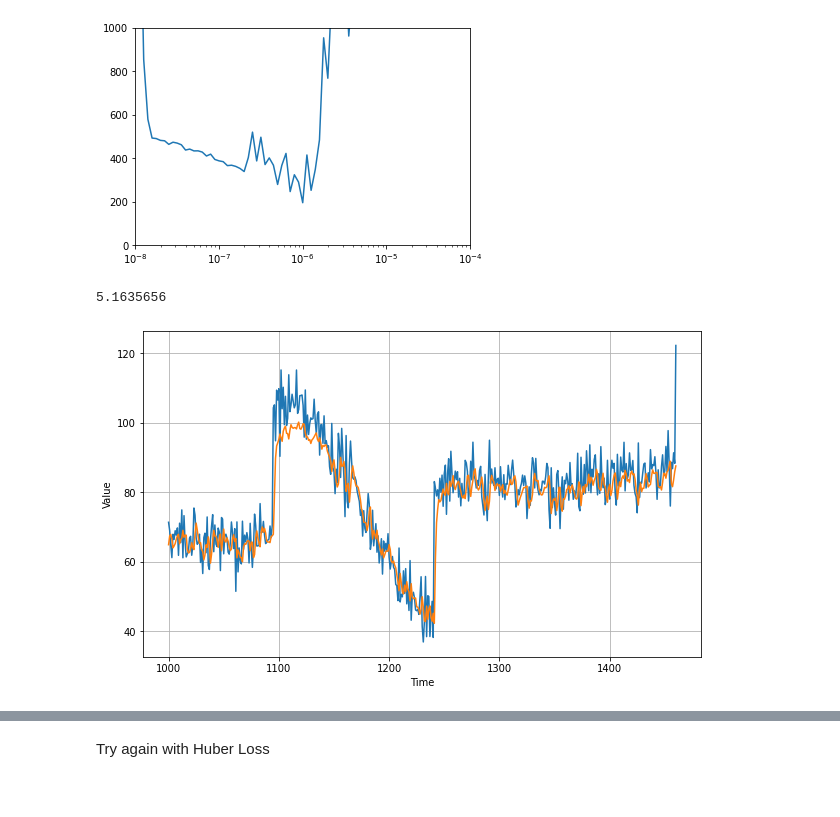
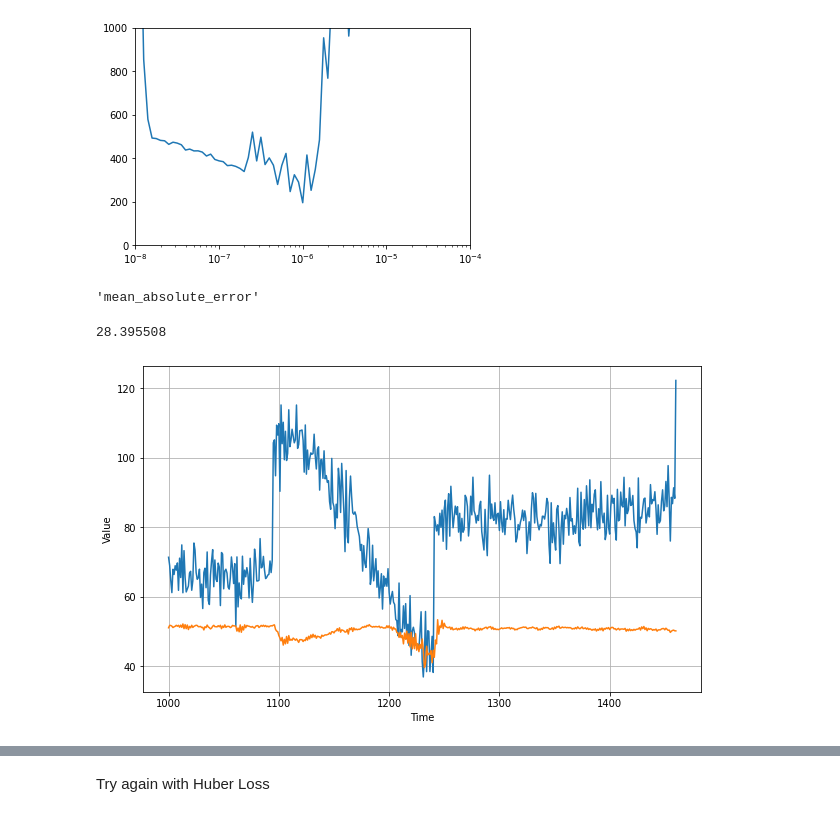
Before and after one commit to JamesMcGuigan/coursera-tensorflow-in-practice-specialization, a Jupyter notebook: TensorFlow In Practice/Course 4 - S+P/S+P Week 3 Lesson 2 - RNN.ipynb, the cells around one changed output, grey strips where cells are left out. Drawn from its saved outputs; the diff is of its cells as text; code cells hidden in the pictures.

```diff
--- a/TensorFlow In Practice/Course 4 - S+P/S+P Week 3 Lesson 2 - RNN.ipynb
+++ b/TensorFlow In Practice/Course 4 - S+P/S+P Week 3 Lesson 2 - RNN.ipynb
@@ -113,38 +240,39 @@ model = tf.keras.models.Sequential([
   tf.keras.layers.SimpleRNN(40),
   tf.keras.layers.Dense(1),
   tf.keras.layers.Lambda(lambda x: x * 100.0)
 ])
 
-optimizer = tf.keras.optimizers.SGD(lr=1e-7, momentum=0.9)
+optimizer = tf.keras.optimizers.Adam(learning_rate=1e-7)
 model.compile(
     # loss=tf.keras.losses.Huber(),
     loss='mse',
     optimizer=optimizer,
     metrics=["mae"],
 )
 history = model.fit(
     dataset,
-    epochs=4000,
+    epochs=1000,
     verbose=0,
     calbacks=[
       tf.keras.callbacks.EarlyStopping(monitor='loss', patience=100, verbose=1)
     ])
 
 forecast = []
 for time in range(len(series) - window_size):
   forecast.append(model.predict(series[time:time + window_size][np.newaxis]))
 
 forecast = forecast[split_time-window_size:]
 results  = np.array(forecast)[:, 0, 0]
 
 plt.figure(figsize=(10, 6))
 
 plot_series(time_valid, x_valid)
 plot_series(time_valid, results)
-tf.keras.metrics.mean_absolute_error(x_valid, results).numpy()
+display( 'mean_absolute_error', tf.keras.metrics.mean_absolute_error(x_valid, results).numpy() )
 # %% [output]
-5.1635656
+'mean_absolute_error'
+28.395508
-[figure, old version]
+[figure, new version]
 # %%
 import matplotlib.image  as mpimg
 import matplotlib.pyplot as plt
```
Also changed, not shown: parts of 10 cells of this notebook.
